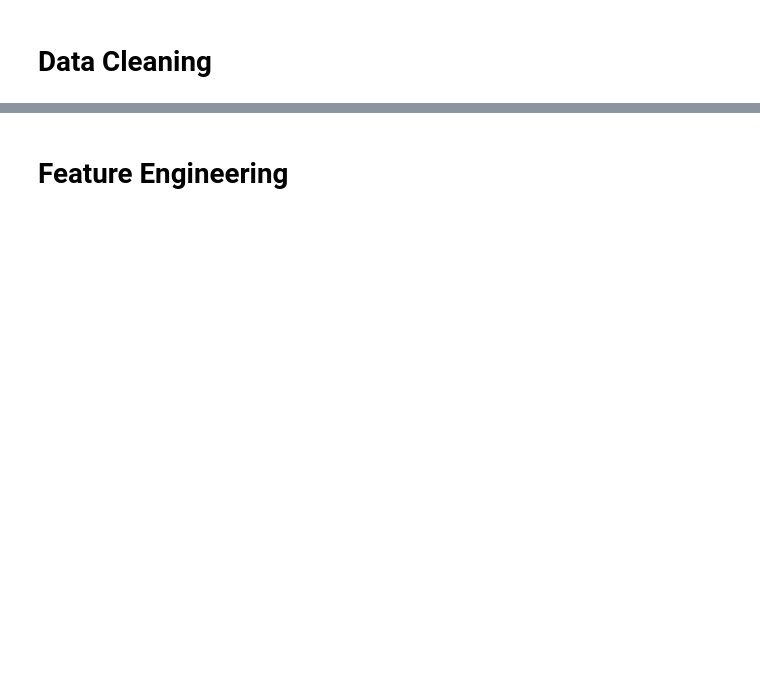
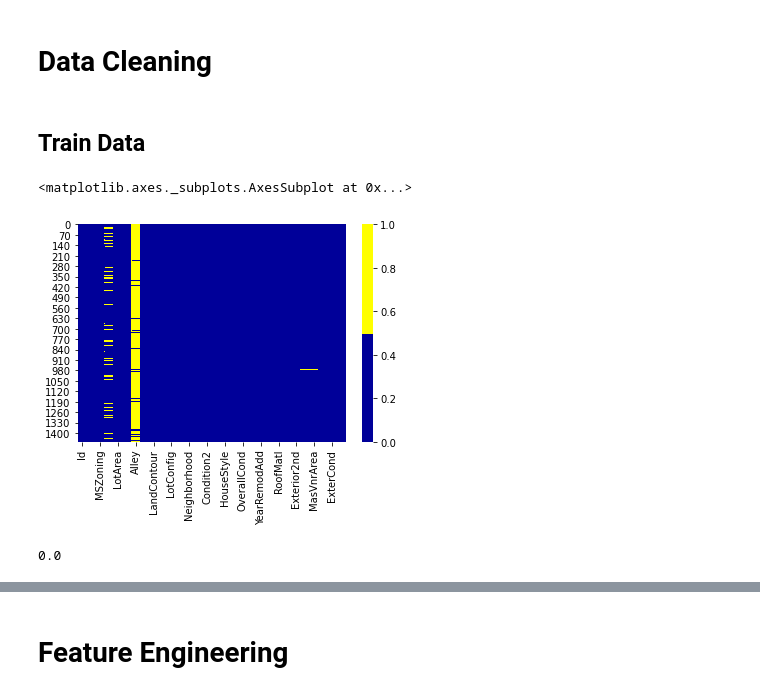
Before and after one commit to jtvkw2/House-Price-Analysis, a Jupyter notebook: House Prices Analysis.ipynb, the cells around one changed output, grey strips where cells are left out. Cells and saved outputs as stored; diff of their text form; code cells hidden in the pictures; blank space fills up the shorter version.

Commit message:
Cleaned Data and started feature engineering

```diff
--- a/House Prices Analysis.ipynb
+++ b/House Prices Analysis.ipynb
@@ -53,3 +86,26 @@ test.head()
 # %% [markdown]
 <a id = 'cleaning'></a>
 # Data Cleaning
+# %% [markdown]
+<a id = "train"></a>
+## Train Data
+# %%
+cols = train.columns[:30] # first 30 columns
+colours = ['#000099', '#ffff00'] # specify the colours - yellow is missing. blue is not missing.
+sns.heatmap(train[cols].isnull(), cmap=sns.color_palette(colours))
+# %% [output]
+<matplotlib.axes._subplots.AxesSubplot at 0x...>
+[figure, added]
+# %%
+train.drop('Alley', axis=1, inplace=True)
+train.drop('MSZoning', axis=1, inplace=True)
+train.drop('PoolQC', axis=1, inplace=True)
+train.drop('MiscFeature', axis=1, inplace=True)
+train.drop('Fence', axis=1, inplace=True)
+#train_data.drop('Embarked', axis=1, inplace=True)
+
+med = train['MasVnrArea'].median()
+print(med)
+train['MasVnrArea'] = train['MasVnrArea'].fillna(med)
+# %% [output]
+0.0
```
Also changed, not shown: parts of 10 cells of this notebook.
